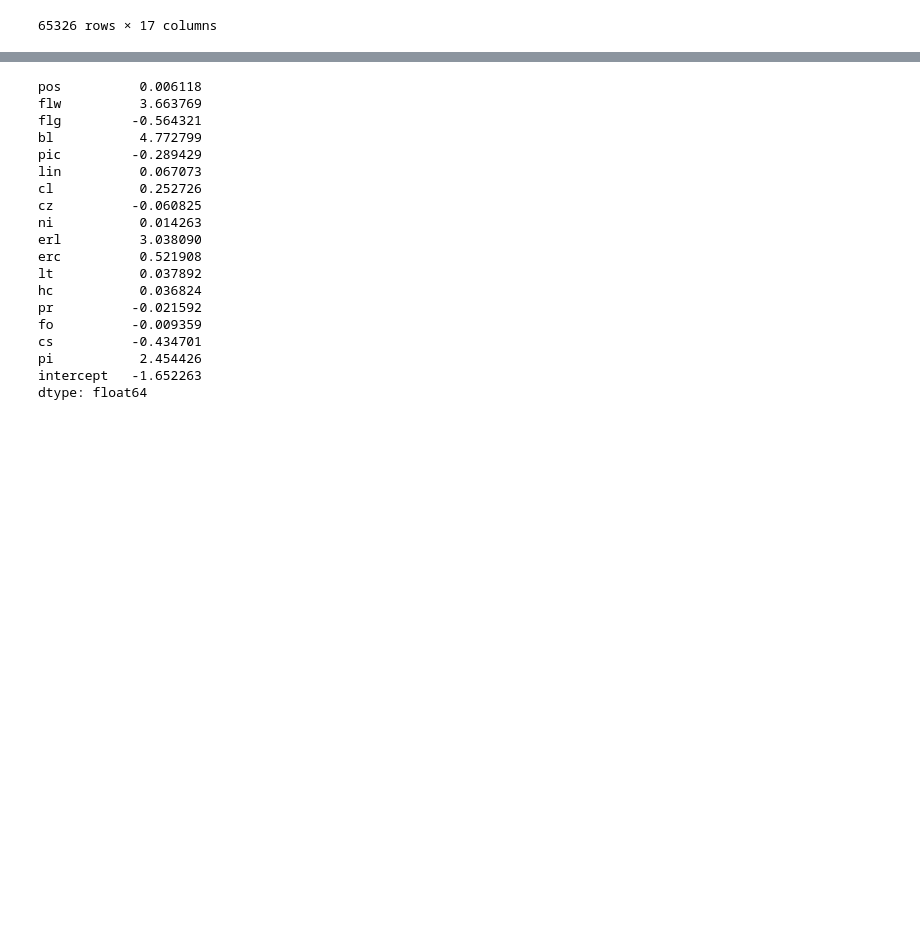
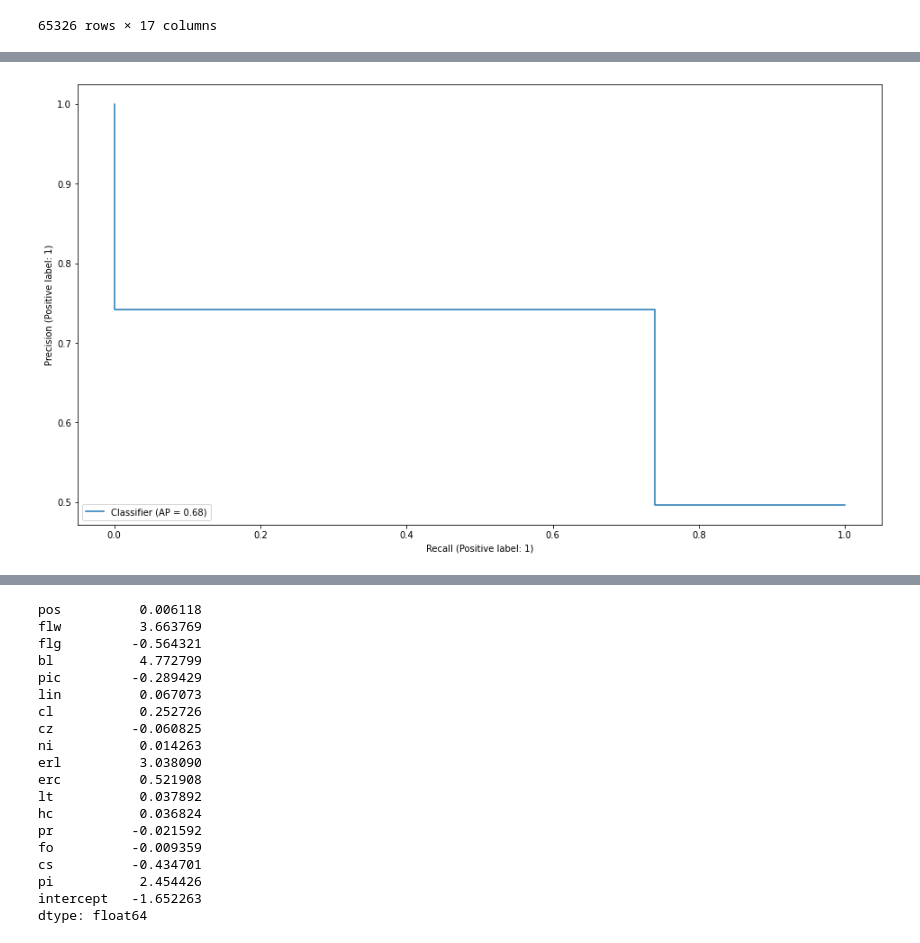
Before and after one commit to yilewang/NeuralNetMath_Project, a Jupyter notebook: fast_logistic_regression.ipynb, the cells around one changed output, grey strips where cells are left out. Saved outputs shown, nothing was run; the diff lists cells and outputs as text; code cells hidden in the pictures; blank space fills up the shorter version.

```diff
--- a/fast_logistic_regression.ipynb
+++ b/fast_logistic_regression.ipynb
@@ -226 +238,7 @@ The accuracy of the Logistic regression in testing dataset is 0.7431370548015104
+# %%
+# Precision Recall Curve
+PrecisionRecallDisplay.from_predictions(y_test, y_hat_test_binary)
+plt.show()
+# %% [output]
+[figure, added]
 # %%
```
Also changed, not shown: parts of 13 cells of this notebook.
